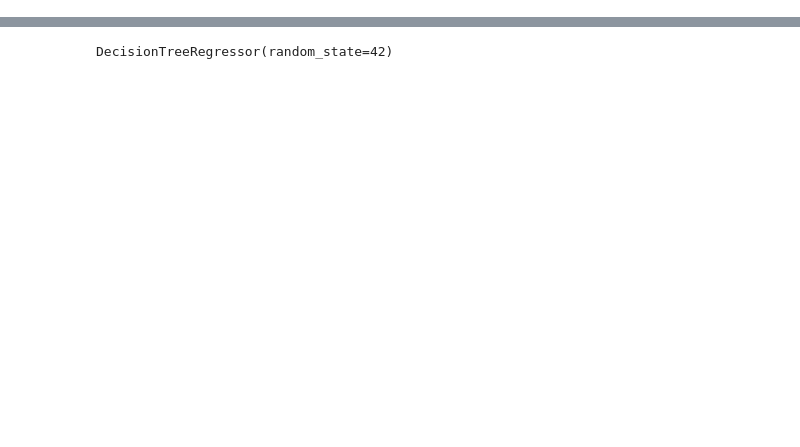
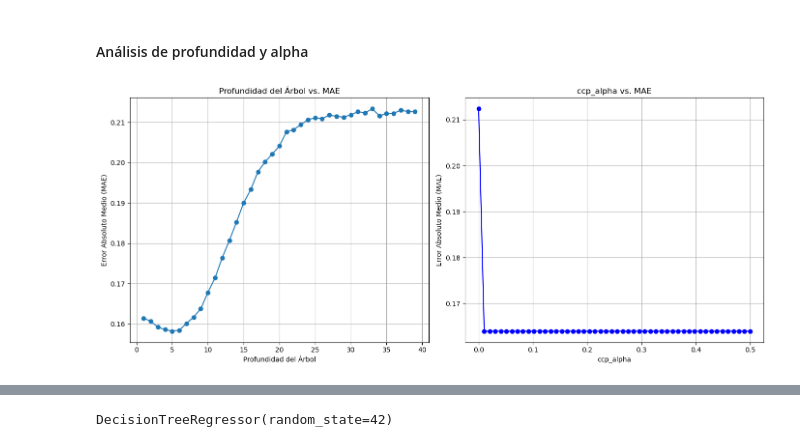
Before and after one commit to mlmicozzi/SPOTIFY, a Jupyter notebook: decisionTreeRegressor.ipynb, the cells around one changed output, grey strips where cells are left out. Drawn from its saved outputs; the diff is of its cells as text; code cells hidden in the pictures; blank space fills up the shorter version.

```diff
--- a/decisionTreeRegressor.ipynb
+++ b/decisionTreeRegressor.ipynb
@@ -20,0 +22,42 @@ X_train, X_test, y_train, y_test = train_test_split(X, y, test_size=0.2, random_
+# %% [markdown]
+#### Análisis de profundidad y alpha
+# %%
+# Vemos como la profundidad y el valor de alpha afectan el MAE
+
+depths = range(1, 40)
+mae_scores_depth = []
+
+for depth in depths:
+    dt_regressor = DecisionTreeRegressor(max_depth=depth, random_state=42)
+    scores = cross_val_score(dt_regressor, X_train, y_train, cv=5, scoring='neg_mean_absolute_error')
+    mae_scores_depth.append(-scores.mean())
+
+ccp_alphas = np.linspace(0, 0.5, 50)
+
+mae_scores_alpha = []
+
+for ccp_alpha in ccp_alphas:
+    dt_regressor_alpha = DecisionTreeRegressor(random_state=42, ccp_alpha=ccp_alpha)
+    scores_alpha = cross_val_score(dt_regressor_alpha, X_train, y_train, cv=5, scoring='neg_mean_absolute_error')
+    mae_scores_alpha.append(-scores_alpha.mean())
+
+plt.figure(figsize=(14, 6))
+
+plt.subplot(1, 2, 1)
+plt.plot(depths, mae_scores_depth, marker='o')
+plt.title('Profundidad del Árbol vs. MAE')
+plt.xlabel('Profundidad del Árbol')
+plt.ylabel('Error Absoluto Medio (MAE)')
+plt.grid(True)
+
+plt.subplot(1, 2, 2)
+plt.plot(ccp_alphas, mae_scores_alpha, marker='o', color='b')
+plt.title('ccp_alpha vs. MAE')
+plt.xlabel('ccp_alpha')
+plt.ylabel('Error Absoluto Medio (MAE)')
+plt.grid(True)
+
+plt.tight_layout()
+plt.show()
+# %% [output]
+[figure, added]
```
Also changed, not shown: parts of 13 cells of this notebook, 2 other files.
